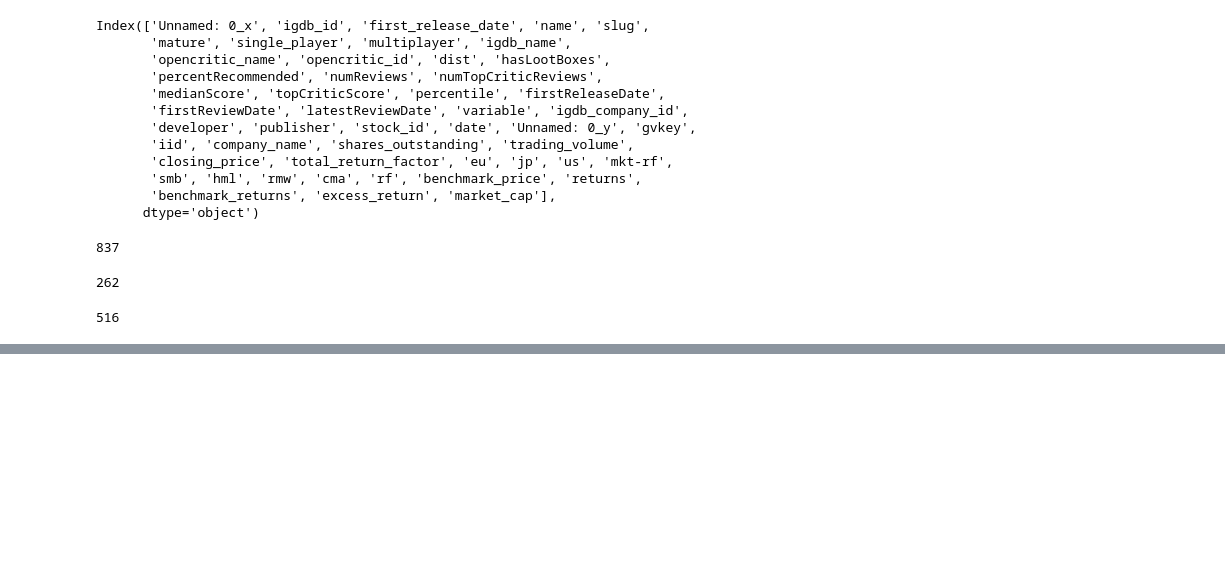
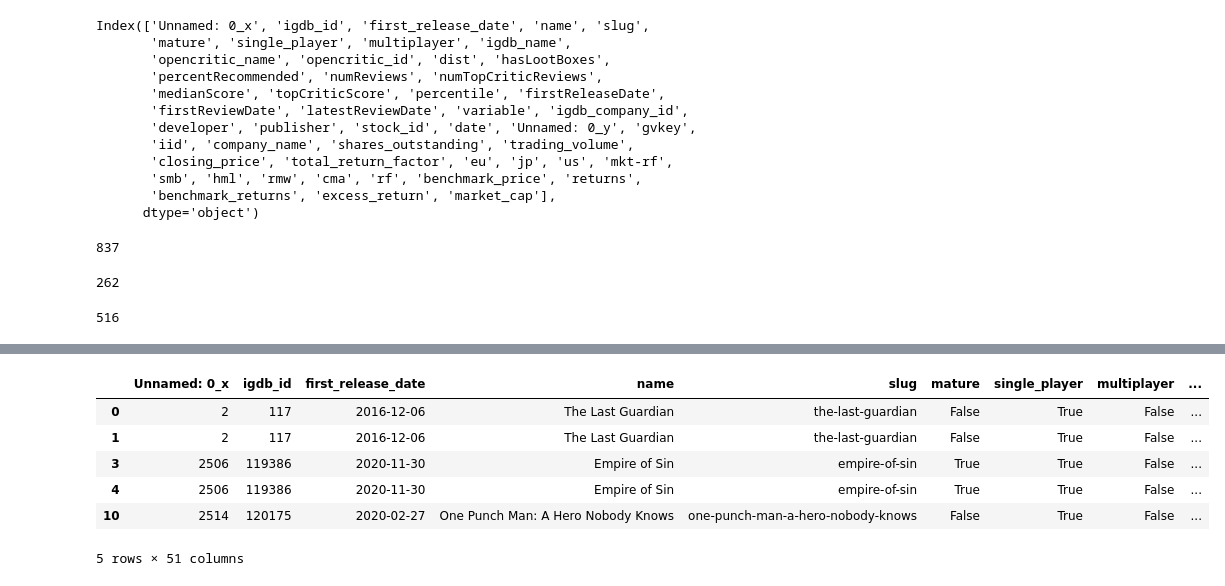
Before and after one commit to c0nn0rstevens/video-game-review-scores-returns-thesis, a Jupyter notebook: financial_reviews_combined.ipynb, the cells around one changed output, grey strips where cells are left out. Cells and saved outputs as stored; diff of their text form; code cells hidden in the pictures; blank space fills up the shorter version.

```diff
--- a/financial_reviews_combined.ipynb
+++ b/financial_reviews_combined.ipynb
@@ -317,0 +342,11 @@ games_reviews_returns_df[games_reviews_returns_df['publisher'] == True].shape[0]
+# %%
+games_reviews_returns_df['region'] = games_reviews_returns_df.apply(lambda x: add_region_name(eu_bool=x['eu'], jp_bool=x['jp'], us_bool=x['us']), axis=1)
+games_reviews_returns_df.head()
+# %% [output]
+|  | Unnamed: 0_x | igdb_id | first_release_date | name | slug | mature | single_player | multiplayer | ... |
+| 0 | 2 | 117 | 2016-12-06 | The Last Guardian | the-last-guardian | False | True | False | ... |
+| 1 | 2 | 117 | 2016-12-06 | The Last Guardian | the-last-guardian | False | True | False | ... |
+| 3 | 2506 | 119386 | 2020-11-30 | Empire of Sin | empire-of-sin | True | True | False | ... |
+| 4 | 2506 | 119386 | 2020-11-30 | Empire of Sin | empire-of-sin | True | True | False | ... |
+| 10 | 2514 | 120175 | 2020-02-27 | One Punch Man: A Hero Nobody Knows | one-punch-man-a-hero-nobody-knows | False | True | False | ... |
+5 rows × 51 columns
```
Also changed, not shown: parts of 9 cells of this notebook.
